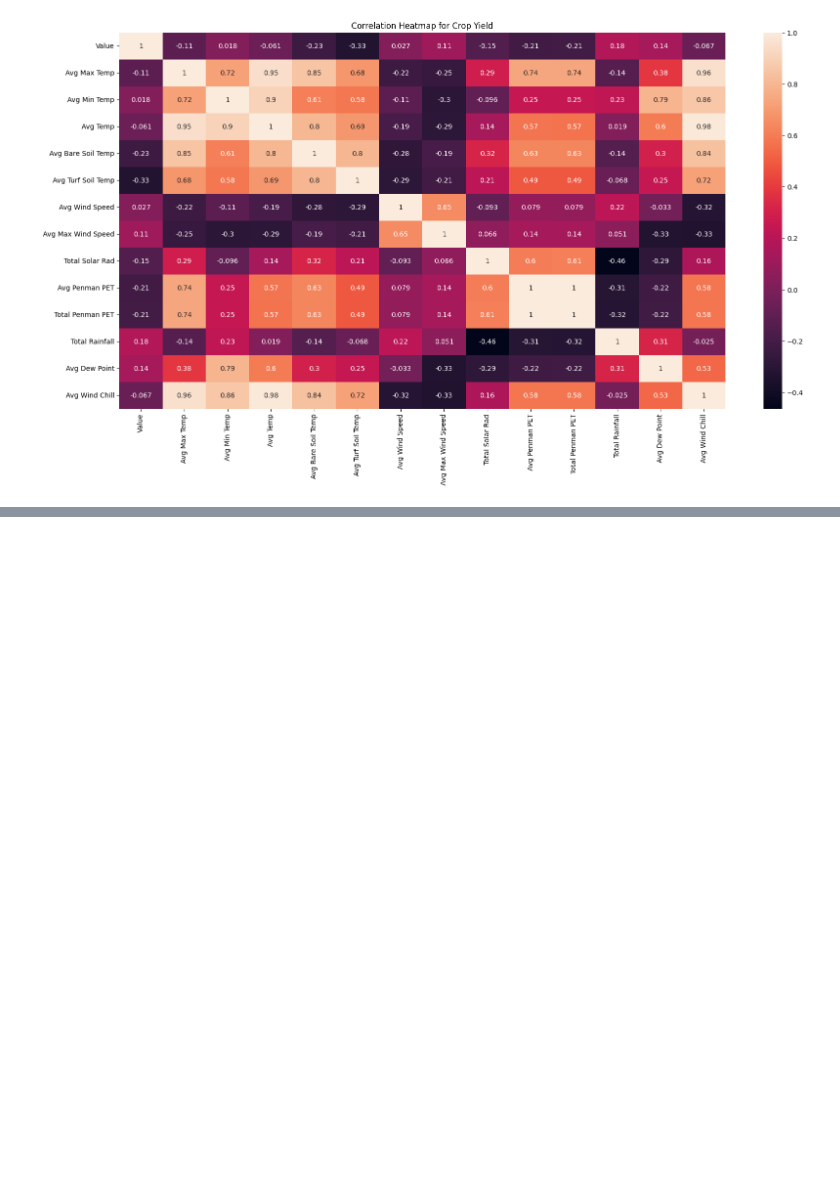
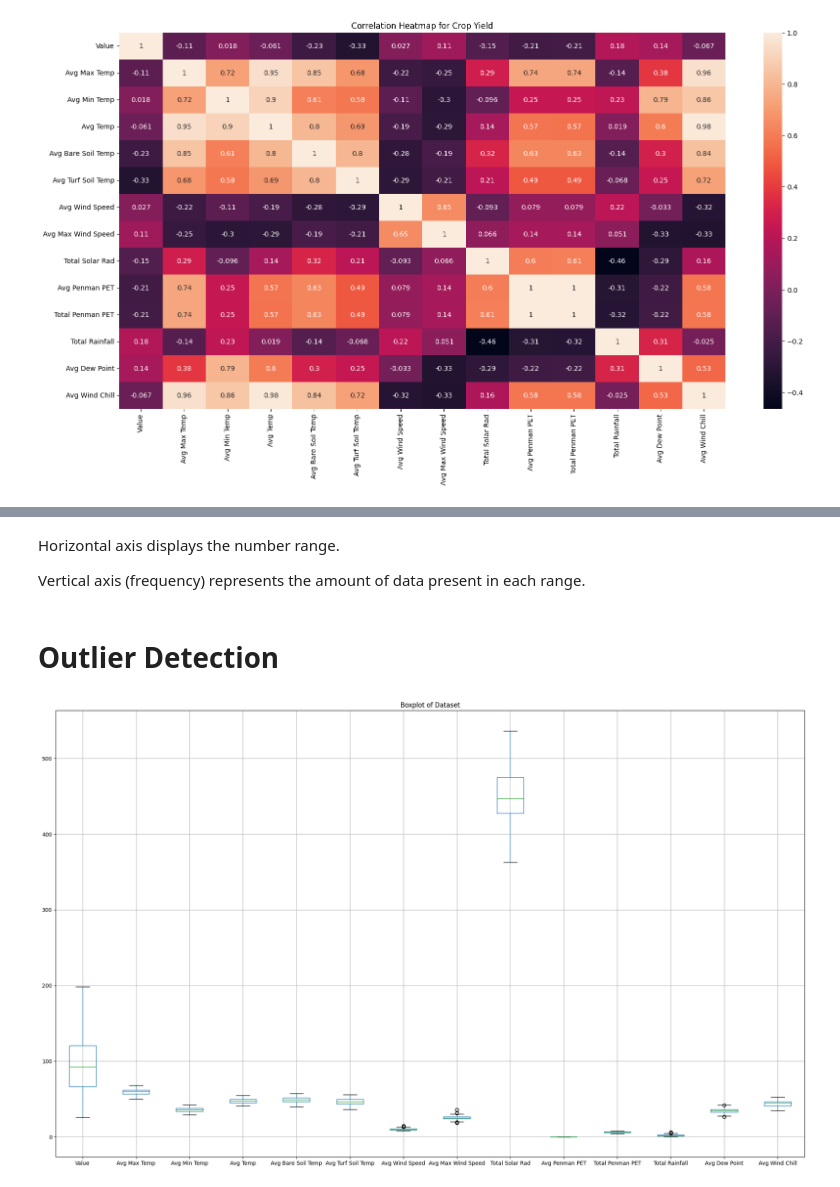
Before and after one commit to dajley/IQR-Method, a Jupyter notebook: Analyzing_Outliers_with_IQR.ipynb, the cells around one changed output, grey strips where cells are left out. Drawn from its saved outputs; the diff is of its cells as text; code cells hidden in the pictures; blank space fills up the shorter version.

```diff
--- a/Analyzing_Outliers_with_IQR.ipynb
+++ b/Analyzing_Outliers_with_IQR.ipynb
@@ -228,0 +391,13 @@ plt.show()
+# %% [markdown]
+Horizontal axis displays the number range.
+
+Vertical axis (frequency) represents the amount of data present in each range.
+# %% [markdown]
+# **Outlier Detection**
+# %%
+#Shows a boxplot of dataset to detect outliers visually
+df.boxplot(figsize=(25,15))
+plt.title('Boxplot of Dataset')
+plt.show()
+# %% [output]
+[figure, added]
```
Also changed, not shown: parts of 17 cells of this notebook.
